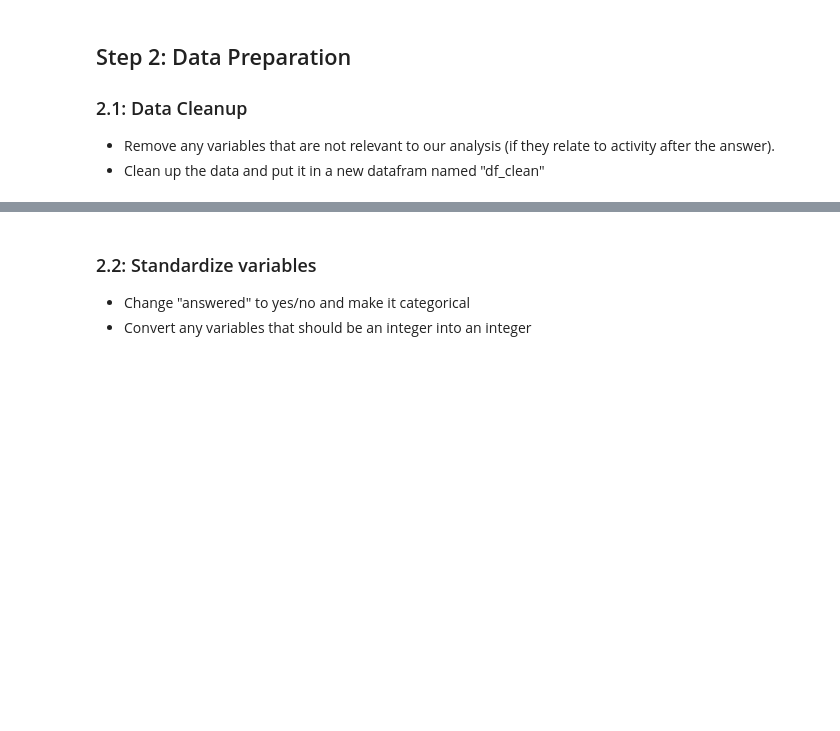
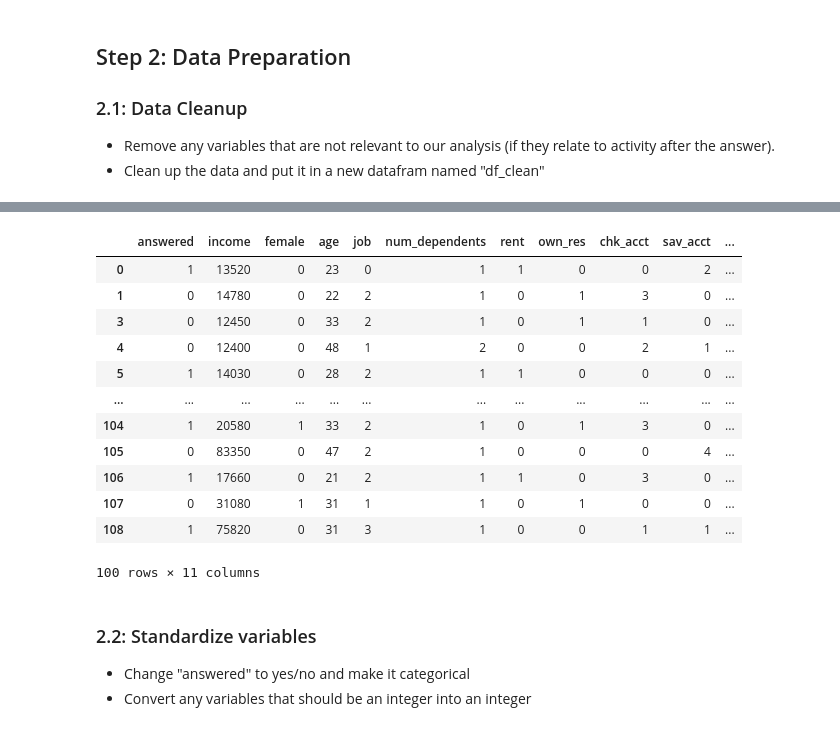
Before and after one commit to MHN-Main/4487, a Jupyter notebook: Assignments/Scripts/advise_invest_template.ipynb, the cells around one changed output, grey strips where cells are left out. Drawn from its saved outputs; the diff is of its cells as text; code cells hidden in the pictures; blank space fills up the shorter version.

```diff
--- a/Assignments/Scripts/advise_invest_template.ipynb
+++ b/Assignments/Scripts/advise_invest_template.ipynb
@@ -103,0 +102,9 @@ df.describe()
+# %%
+#delete outliers
+Q1 = df[['income', 'age']].quantile(0.25)
+Q3 = df[['income', 'age']].quantile(0.75)
+IQR = Q3 - Q1
+low_bound = Q1 - 1.5 * IQR
+high_bound = Q3 + 1.5 * IQR
+df_clean = df[~((df[['income', 'age']] < low_bound) | (df[['income', 'age']] > high_bound)).any(axis=1)]
+df.head()
@@ -104,2 +118,4 @@ df.describe()
 # %%
 #remove variables that are not helpful
+df_clean = df_clean.drop(['new_car', 'mobile','product'], axis=1)
+df_clean.head()
@@ -106,5 +129,23 @@ df.describe()
 # %%
 #cleanup any missing or non-standardized data
+df_clean = df_clean.dropna()
+df_clean['income'] = df_clean['income'].fillna(df_clean['income'].mean())
+df_clean['age'] = df_clean['age'].ffill()
+df_clean.head(100)
+# %% [output]
+|  | answered | income | female | age | job | num_dependents | rent | own_res | chk_acct | sav_acct | ... |
+| 0 | 1 | 13520 | 0 | 23 | 0 | 1 | 1 | 0 | 0 | 2 | ... |
+| 1 | 0 | 14780 | 0 | 22 | 2 | 1 | 0 | 1 | 3 | 0 | ... |
+| 3 | 0 | 12450 | 0 | 33 | 2 | 1 | 0 | 1 | 1 | 0 | ... |
+| 4 | 0 | 12400 | 0 | 48 | 1 | 2 | 0 | 0 | 2 | 1 | ... |
+| 5 | 1 | 14030 | 0 | 28 | 2 | 1 | 1 | 0 | 0 | 0 | ... |
+| ... | ... | ... | ... | ... | ... | ... | ... | ... | ... | ... | ... |
+| 104 | 1 | 20580 | 1 | 33 | 2 | 1 | 0 | 1 | 3 | 0 | ... |
+| 105 | 0 | 83350 | 0 | 47 | 2 | 1 | 0 | 0 | 0 | 4 | ... |
+| 106 | 1 | 17660 | 0 | 21 | 2 | 1 | 1 | 0 | 3 | 0 | ... |
+| 107 | 0 | 31080 | 1 | 31 | 1 | 1 | 0 | 1 | 0 | 0 | ... |
+| 108 | 1 | 75820 | 0 | 31 | 3 | 1 | 0 | 0 | 1 | 1 | ... |
+100 rows × 11 columns
 # %% [markdown]
 ### 2.2: Standardize variables
 
```
Also changed, not shown: parts of 11 cells of this notebook.
